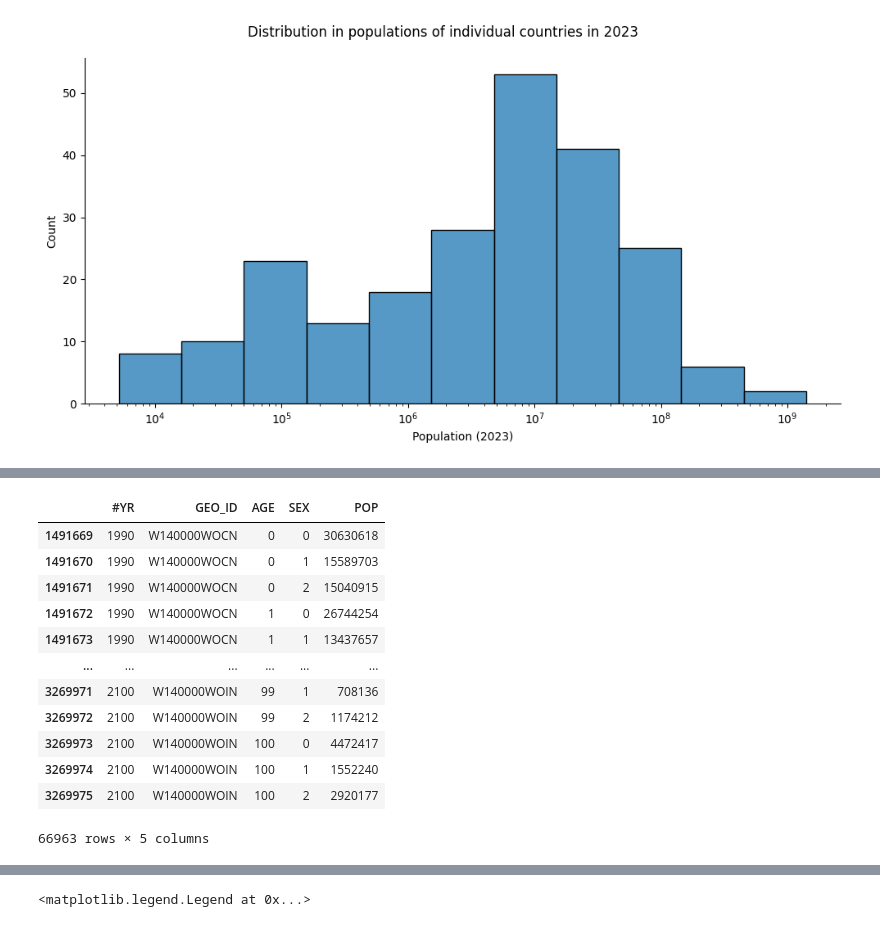
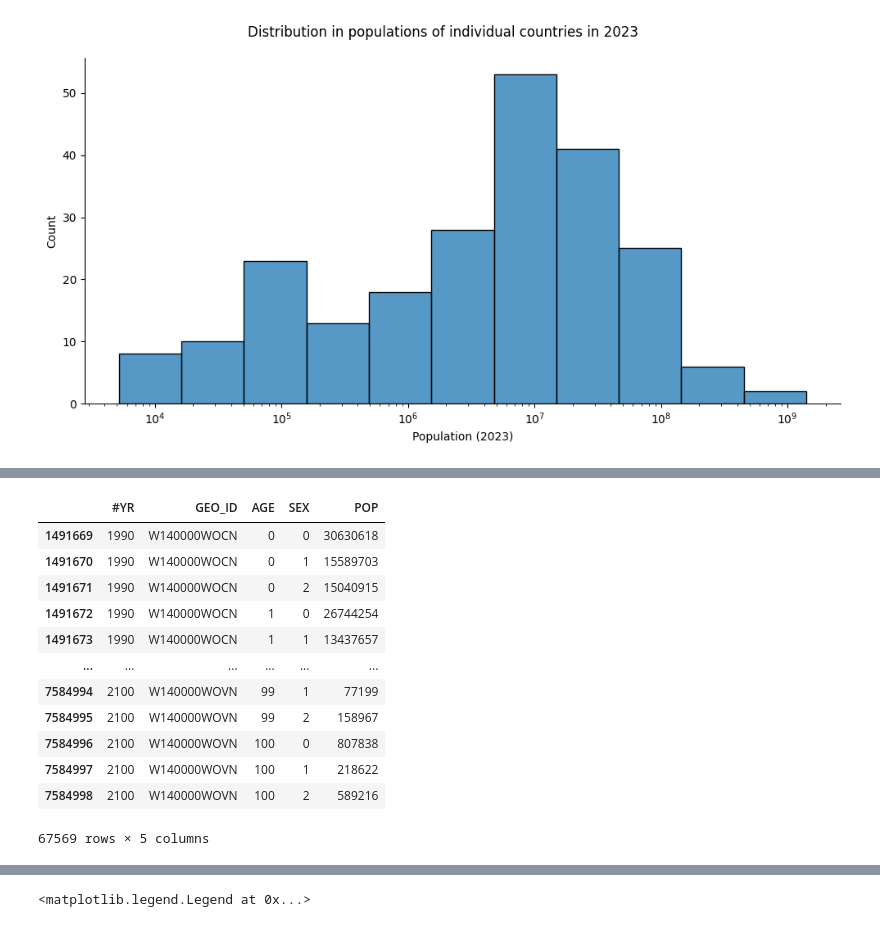
Before and after one commit to thaianle/international-database, a Jupyter notebook: idbsingleyear-python.ipynb, the cells around one changed output, grey strips where cells are left out. Cells and saved outputs as stored; diff of their text form; code cells hidden in the pictures.

```diff
--- a/idbsingleyear-python.ipynb
+++ b/idbsingleyear-python.ipynb
@@ -382,21 +452,21 @@ This time, I choose India and China, the two most populous countries in the worl
 # %%
-# Filter the data for India and China
-in_ch = idbsingleyear[idbsingleyear['GEO_ID'].isin(['W140000WOCN', 'W140000WOIN'])]
-in_ch
+# Filter the data for Vietnam and China
+vn_ch = idbsingleyear[idbsingleyear['GEO_ID'].isin(['W140000WOCN', 'W140000WOVN'])]
+vn_ch
 # %% [output]
 |  | #YR | GEO_ID | AGE | SEX | POP |
 | 1491669 | 1990 | W140000WOCN | 0 | 0 | 30630618 |
 | 1491670 | 1990 | W140000WOCN | 0 | 1 | 15589703 |
 | 1491671 | 1990 | W140000WOCN | 0 | 2 | 15040915 |
 | 1491672 | 1990 | W140000WOCN | 1 | 0 | 26744254 |
 | 1491673 | 1990 | W140000WOCN | 1 | 1 | 13437657 |
 | ... | ... | ... | ... | ... | ... |
-| 3269971 | 2100 | W140000WOIN | 99 | 1 | 708136 |
-| 3269972 | 2100 | W140000WOIN | 99 | 2 | 1174212 |
-| 3269973 | 2100 | W140000WOIN | 100 | 0 | 4472417 |
-| 3269974 | 2100 | W140000WOIN | 100 | 1 | 1552240 |
-| 3269975 | 2100 | W140000WOIN | 100 | 2 | 2920177 |
+| 7584994 | 2100 | W140000WOVN | 99 | 1 | 77199 |
+| 7584995 | 2100 | W140000WOVN | 99 | 2 | 158967 |
+| 7584996 | 2100 | W140000WOVN | 100 | 0 | 807838 |
+| 7584997 | 2100 | W140000WOVN | 100 | 1 | 218622 |
+| 7584998 | 2100 | W140000WOVN | 100 | 2 | 589216 |
-66963 rows × 5 columns
+67569 rows × 5 columns
 # %%
 # Filtering for both sexes and grouping the population by below/ in/ after working age
 # I define the working age as 15-64 years old (by OECD standards, https://www.oecd.org/en/data/indicators/working-age-population.html)
```
Also changed, not shown: parts of 29 cells of this notebook.
